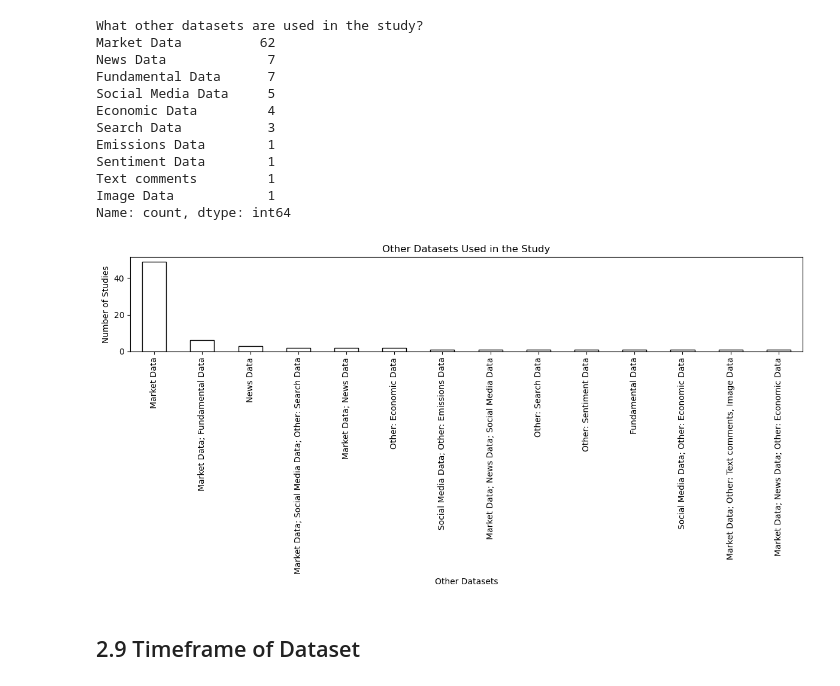
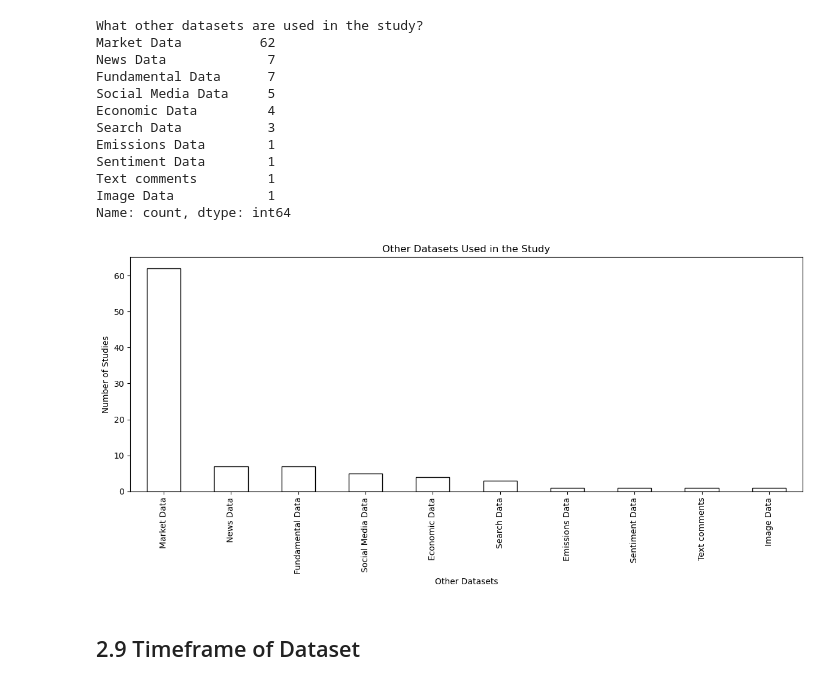
Before and after one commit to MSCA-DN-Digital-Finance/WP3_eXplainable_and_Fair_AI, a Jupyter notebook: IRP1/Code/systematic_literature_review/250602_analysis.ipynb, the cells around one changed output. Cells and saved outputs as stored; diff of their text form; code cells hidden in the pictures.

```diff
--- a/IRP1/Code/systematic_literature_review/250602_analysis.ipynb
+++ b/IRP1/Code/systematic_literature_review/250602_analysis.ipynb
@@ -301,15 +398,15 @@ Name: count, dtype: int64
 # %%
 # plot for 'What other datasets are used in the study?'
 plt.figure(figsize=(12, 6))
-df['What other datasets are used in the study?'].value_counts().plot(kind='bar', color='white', edgecolor='black')
+datasets_list.value_counts().plot(kind='bar', color='white', edgecolor='black')
 plt.title('Other Datasets Used in the Study')
 plt.xlabel('Other Datasets')
 plt.ylabel('Number of Studies')
 plt.xticks(rotation=90)
 plt.tight_layout()
 plt.show()
 # %% [output]
-[figure, old version]
+[figure, new version]
 # %% [markdown]
 ## 2.9 Timeframe of Dataset
 # %%
```
Also changed, not shown: parts of 35 cells of this notebook, 1 other file.
